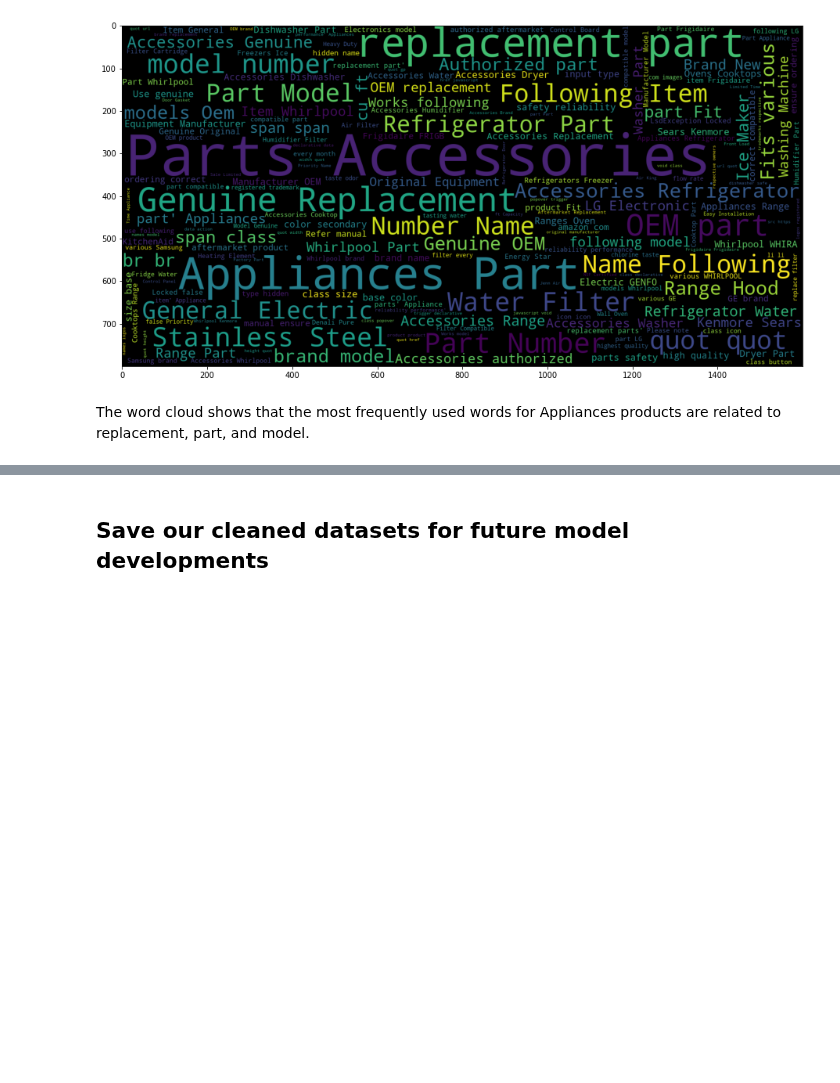
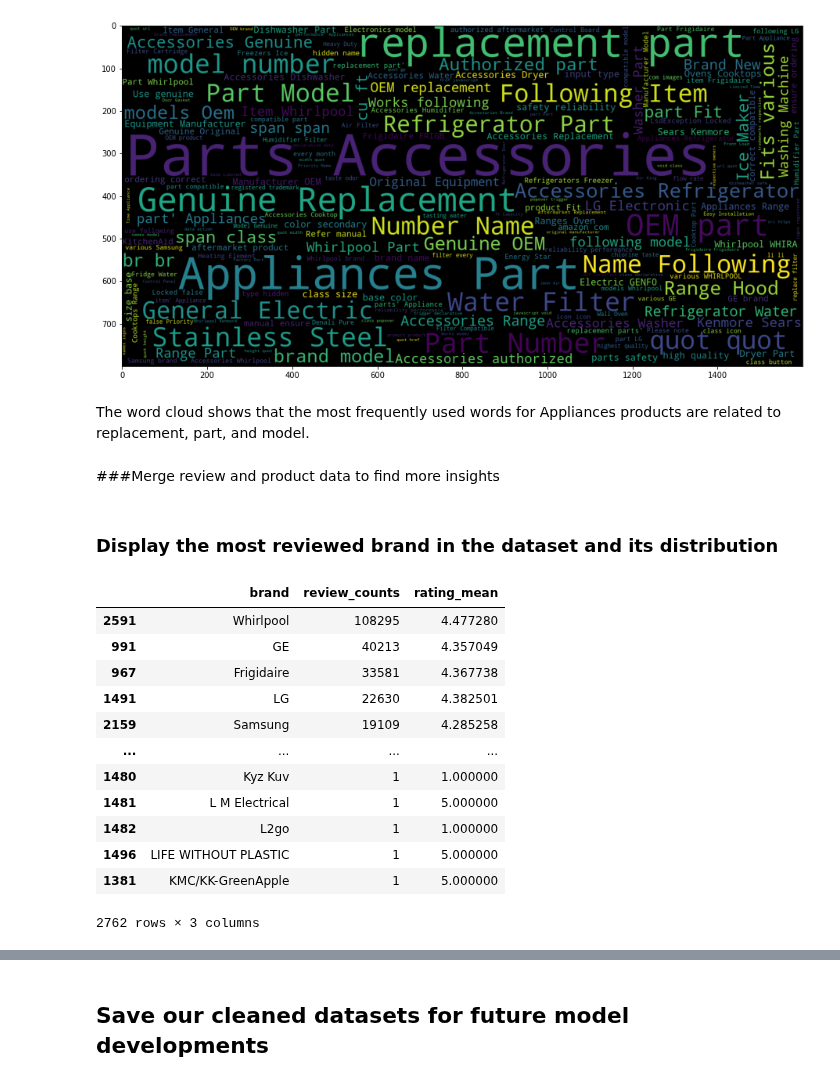
Before and after one commit to DATA-606-SPRING-2022/Jin_DATA606, a Jupyter notebook: ipynb/DATA606_Part1.ipynb, the cells around one changed output, grey strips where cells are left out. Drawn from its saved outputs; the diff is of its cells as text; code cells hidden in the pictures; blank space fills up the shorter version.

```diff
--- a/ipynb/DATA606_Part1.ipynb
+++ b/ipynb/DATA606_Part1.ipynb
@@ -849,3 +849,5 @@ plt.show()
 [figure]
 # %% [markdown]
 The word cloud shows that the most frequently used words for Appliances products are related to replacement, part, and model.
+# %% [markdown]
+###Merge review and product data to find more insights
@@ -851,0 +856,22 @@ The word cloud shows that the most frequently used words for Appliances products
+# %% [markdown]
+<h3>Display the most reviewed brand in the dataset and its distribution</h3>
+# %%
+merged_grouped = merged_df.groupby('brand').size().reset_index(name='review_counts')
+merged_grouped_rating = merged_df.groupby('brand')['overall'].sum().reset_index(name='overall_sum')
+merged_grouped['rating_mean'] = merged_grouped_rating['overall_sum'] / merged_grouped['review_counts']
+merged_grouped = merged_grouped.sort_values('review_counts', ascending=False)
+merged_grouped
+# %% [output]
+|  | brand | review_counts | rating_mean |
+| 2591 | Whirlpool | 108295 | 4.477280 |
+| 991 | GE | 40213 | 4.357049 |
+| 967 | Frigidaire | 33581 | 4.367738 |
+| 1491 | LG | 22630 | 4.382501 |
+| 2159 | Samsung | 19109 | 4.285258 |
+| ... | ... | ... | ... |
+| 1480 | Kyz Kuv | 1 | 1.000000 |
+| 1481 | L M Electrical | 1 | 5.000000 |
+| 1482 | L2go | 1 | 1.000000 |
+| 1496 | LIFE WITHOUT PLASTIC | 1 | 5.000000 |
+| 1381 | KMC/KK-GreenApple | 1 | 5.000000 |
+2762 rows × 3 columns
```
Also changed, not shown: parts of 10 cells of this notebook.
